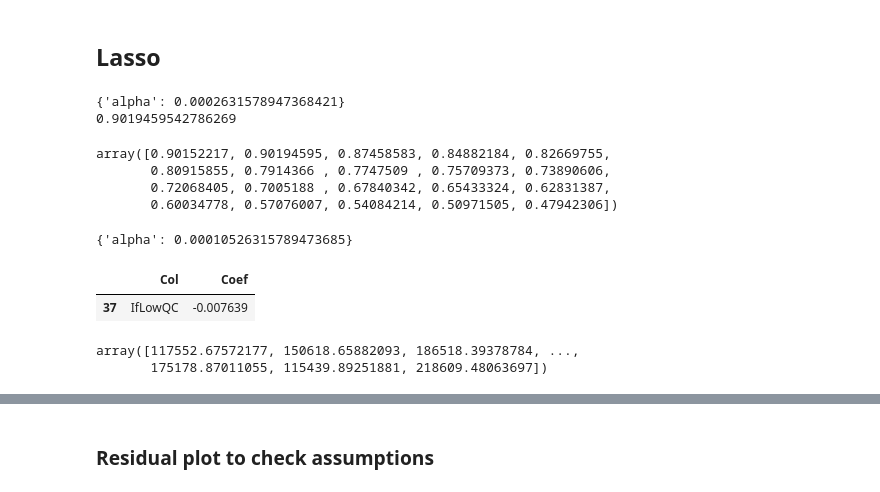
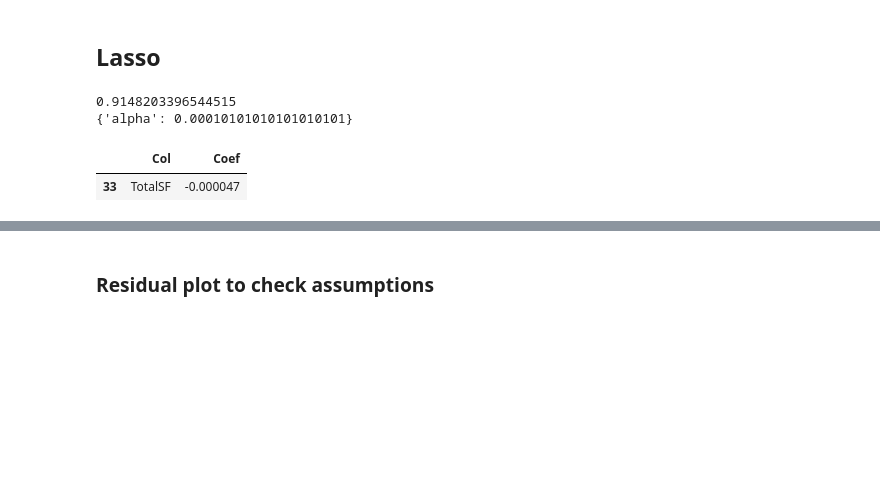
Before and after one commit to wowChelios/AmesHousing_ML, a Jupyter notebook: AmesProject.ipynb, the cells around one changed output, grey strips where cells are left out. Drawn from its saved outputs; the diff is of its cells as text; code cells hidden in the pictures; blank space fills up the shorter version.

```diff
--- a/AmesProject.ipynb
+++ b/AmesProject.ipynb
@@ -144,13 +118,3 @@ features_df["SaleType"] = features_df["SaleType"].fillna("WD")
 # %%
 # Change to str because of not ordinal
-features_df[["MSSubClass", "OverallQual", "OverallCond"]] = features_df[["MSSubClass", "OverallQual", "OverallCond"]].astype("str")
+features_df[["MSSubClass", "OverallQual", "OverallCond"]] = features_df[["MSSubClass", "OverallQual", "OverallCond"]].astype("object")
-# %%
-# Generate 8 new features
-features_df["TotalSF"] = features_df["GrLivArea"] + features_df["TotalBsmtSF"]
-features_df["YrBtwRemod"] = features_df["YrSold"] - features_df["YearRemodAdd"]
-features_df["HouseAge"] = features_df["YrSold"] - features_df["YearBuilt"]
-features_df["IfBsmtUf"] = [1 if e != 0 else 0 for e in features_df["BsmtUnfSF"]]
-features_df["IfLowQC"] = [1 if e != 0 else 0 for e in features_df["LowQualFinSF"]]
-features_df["If3SsnPorch"] = [1 if e != 0 else 0 for e in features_df["3SsnPorch"]]
-features_df["IfEnclosedPorch"] = [1 if e != 0 else 0 for e in features_df["EnclosedPorch"]]
-features_df["Pool"] = [1 if e != 0 else 0 for e in features_df["PoolArea"]]
@@ -156,0 +158,4 @@ features_df["Pool"] = [1 if e != 0 else 0 for e in features_df["PoolArea"]]
+# %%
+x_forlog = ['1stFlrSF','GrLivArea','LotFrontage','TotalSF']
+for col in x_forlog:
+    features_df[col] = np.log1p(features_df[col])
@@ -168,41 +179,27 @@ test = dummied_features[1458:]
 ## Lasso
 # %%
 lasso = Lasso()
-alphas = np.linspace(0, 0.005, 20)
+alphas = np.linspace(0, 0.01, 100)
 grid_param = [{"alpha": alphas}]
 lasso.set_params(normalize = True)
-n_folds = 10
+n_folds = 5
 
-clf = GridSearchCV(lasso, grid_param, cv = n_folds, refit = False)
+clf = GridSearchCV(lasso, grid_param, cv = n_folds, n_jobs = -1)
 clf.fit(train, log_target)
-scores = clf.cv_results_['mean_test_score']
-scores_std = clf.cv_results_['std_test_score']
+print(clf.best_score_)
+print(clf.best_params_)
+# %% [output]
+0.9148203396544515
+{'alpha': 0.00010101010101010101}
-# %%
-print(clf.best_params_)
-print(clf.best_score_)
-# %% [output]
-{'alpha': 0.0002631578947368421}
-0.9019459542786269
-# %%
-scores
-# %% [output]
-array([0.90152217, 0.90194595, 0.87458583, 0.84882184, 0.82669755,
-       0.80915855, 0.7914366 , 0.7747509 , 0.75709373, 0.73890606,
-       0.72068405, 0.7005188 , 0.67840342, 0.65433324, 0.62831387,
-       0.60034778, 0.57076007, 0.54084214, 0.50971505, 0.47942306])
-# %%
-clf.best_params_
-# %% [output]
-{'alpha': 0.00010526315789473685}
 # %%
 # Using Lasso to check new feature importance
-lasso = Lasso()
-lasso.set_params(alpha = 0.000263, normalize = False)
+lasso = clf.best_estimator_
+lasso.set_params(normalize = False)
 lasso.fit(train, log_target)
 coefs_df = pd.concat([pd.DataFrame(train.columns), pd.DataFrame(lasso.coef_)], axis = 1)
 coefs_df.columns = ["Col", "Coef"]
 coefs_df.sort_values(by="Coef", ascending = False)
-coefs_df.loc[coefs_df["Col"] == "IfLowQC"]
+coefs_df.loc[coefs_df["Col"] == "TotalSF"]
 # %% [output]
 |  | Col | Coef |
-| 37 | IfLowQC | -0.007639 |
+| 33 | TotalSF | -0.000047 |
@@ -213,5 +205,0 @@ lasso_pre = lasso.predict(test)
-# %%
-np.exp(lasso_pre)
-# %% [output]
-array([117552.67572177, 150618.65882093, 186518.39378784, ...,
-       175178.87011055, 115439.89251881, 218609.48063697])
```
Also changed, not shown: parts of 48 cells of this notebook, 8 other files.
